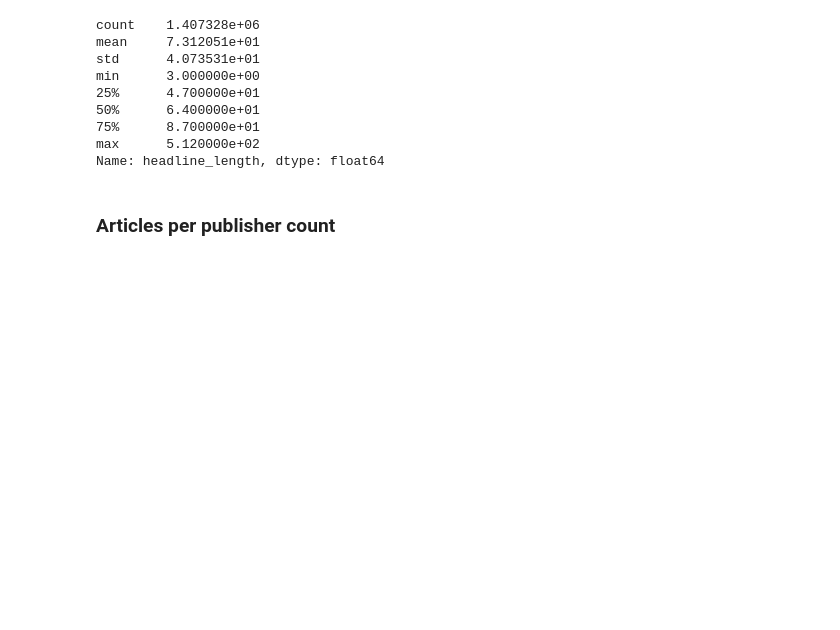
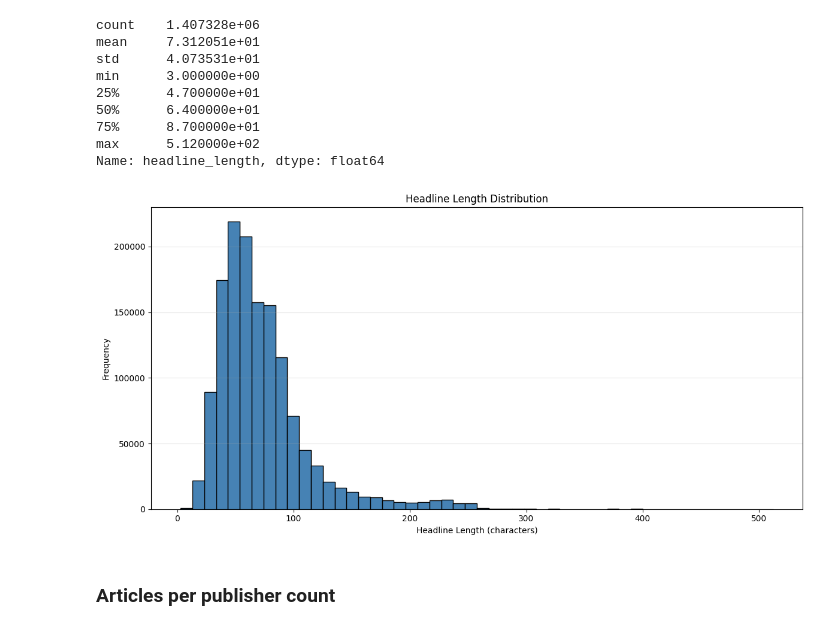
Before and after one commit to Melki123shi/news-driven-stock-analysis, a Jupyter notebook: notebooks/eda.ipynb, the cells around one changed output. Saved outputs shown, nothing was run; the diff lists cells and outputs as text; code cells hidden in the pictures; blank space fills up the shorter version.

Commit message:
feat: add headlline length bar

```diff
--- a/notebooks/eda.ipynb
+++ b/notebooks/eda.ipynb
@@ -43,6 +43,17 @@ min      3.000000e+00
 75%      8.700000e+01
 max      5.120000e+02
 Name: headline_length, dtype: float64
+# %%
+plt.figure(figsize=(12, 6))
+plt.hist(df_news['headline_length'], bins=50, color='steelblue', edgecolor='black')
+plt.xlabel('Headline Length (characters)')
+plt.ylabel('Frequency')
+plt.title('Headline Length Distribution')
+plt.grid(True, alpha=0.3, axis='y')
+plt.tight_layout()
+plt.show()
+# %% [output]
+[figure, added]
 # %% [markdown]
 ### Articles per publisher count
 # %%
```
Also changed, not shown: parts of 2 cells of this notebook.
